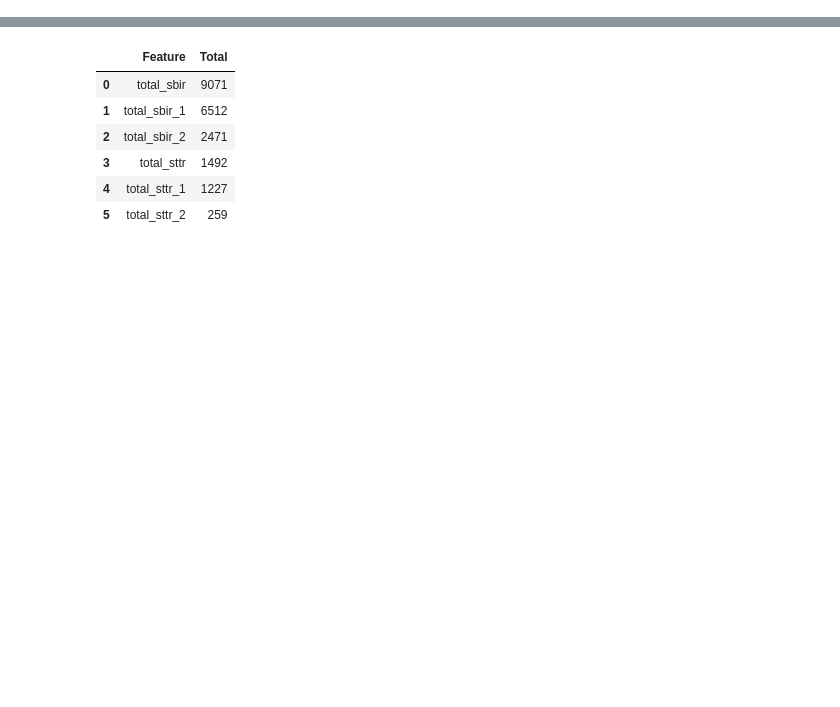
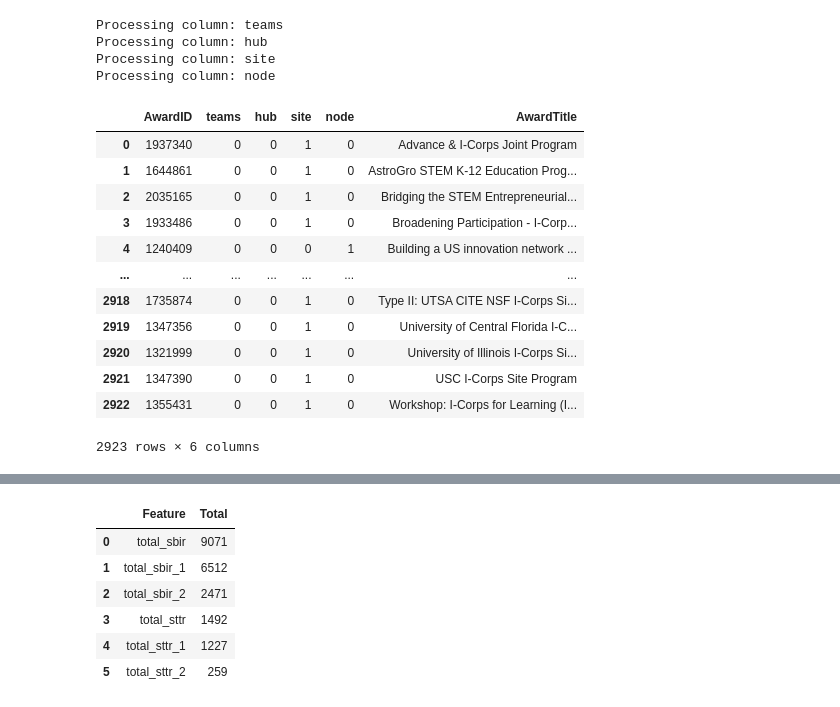
Before and after one commit to SeverinoCenter/nsf-award-extract, a Jupyter notebook: notebooks/0_unzip_process_xml.ipynb, the cells around one changed output, grey strips where cells are left out. Saved outputs shown, nothing was run; the diff lists cells and outputs as text; code cells hidden in the pictures; blank space fills up the shorter version.

```diff
--- a/notebooks/0_unzip_process_xml.ipynb
+++ b/notebooks/0_unzip_process_xml.ipynb
@@ -128,3 +57,0 @@ invest
-# %%
-#Create important grant features for use later.
-grants=utils.create_grant_features(grants)
@@ -139,0 +154,52 @@ grants['sttr_2'] = grants['AwardTitle'].str.contains('STTR Phase II:', case=Fals
+# %%
+if icorps2:
+    # Load the Excel file
+    icorps = pd.read_excel('../Data/icorps_coded.xlsx')
+    # Columns to process
+    columns_to_clean = ['teams', 'hub', 'site', 'node']
+
+    # Process each column
+    for col in columns_to_clean:
+        print(f"Processing column: {col}")
+
+        # Replace NaN values with 0
+        icorps[col] = icorps[col].apply(lambda x: 0 if pd.isnull(x) else x)
+
+        # If the value is a float, convert it to an integer directly (to remove .0)
+        icorps[col] = icorps[col].apply(lambda x: int(x) if isinstance(x, float) else x)
+
+        # Convert to string to handle potential non-numeric values
+        icorps[col] = icorps[col].astype(str)
+
+        # Remove all non-numeric characters
+        icorps[col] = icorps[col].str.replace(r'\D', '', regex=True)
+
+        # Convert back to integers (defaulting empty strings to 0)
+        icorps[col] = icorps[col].apply(lambda x: int(x) if x.isdigit() else 0)
+        icorps['AwardID'] = icorps['AwardID'].astype(str)
+
+    # Final conversion to ensure proper integer type
+    icorps[columns_to_clean] = icorps[columns_to_clean].astype(int)
+    icorps[['AwardID','teams', 'hub', 'site', 'node']].to_csv(output_csv / 'final' / 'icorps_final.csv', index=False)
+    icorps[['AwardID','teams', 'hub', 'site', 'node']].to_pickle(output_pkl / 'final' / 'icorps_final.pkl')
+
+
+icorps
+# %% [output]
+Processing column: teams
+Processing column: hub
+Processing column: site
+Processing column: node
+|  | AwardID | teams | hub | site | node | AwardTitle |
+| 0 | 1937340 | 0 | 0 | 1 | 0 | Advance & I-Corps Joint Program |
+| 1 | 1644861 | 0 | 0 | 1 | 0 | AstroGro STEM K-12 Education Prog... |
+| 2 | 2035165 | 0 | 0 | 1 | 0 | Bridging the STEM Entrepreneurial... |
+| 3 | 1933486 | 0 | 0 | 1 | 0 | Broadening Participation - I-Corp... |
+| 4 | 1240409 | 0 | 0 | 0 | 1 | Building a US innovation network ... |
+| ... | ... | ... | ... | ... | ... | ... |
+| 2918 | 1735874 | 0 | 0 | 1 | 0 | Type II: UTSA CITE NSF I-Corps Si... |
+| 2919 | 1347356 | 0 | 0 | 1 | 0 | University of Central Florida I-C... |
+| 2920 | 1321999 | 0 | 0 | 1 | 0 | University of Illinois I-Corps Si... |
+| 2921 | 1347390 | 0 | 0 | 1 | 0 | USC I-Corps Site Program |
+| 2922 | 1355431 | 0 | 0 | 1 | 0 | Workshop: I-Corps for Learning (I... |
+2923 rows × 6 columns
```
Also changed, not shown: parts of 14 cells of this notebook, 6 other files.
